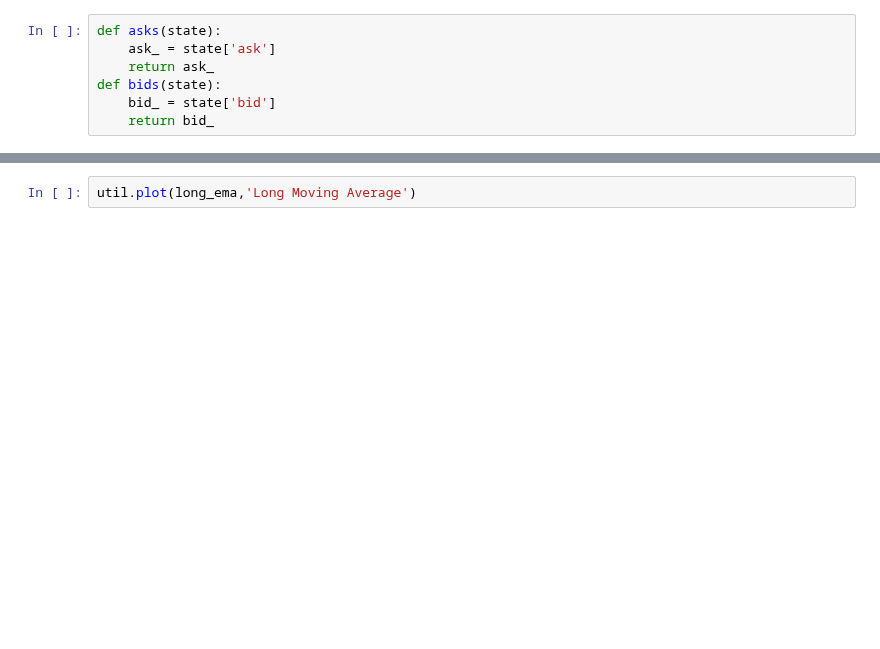
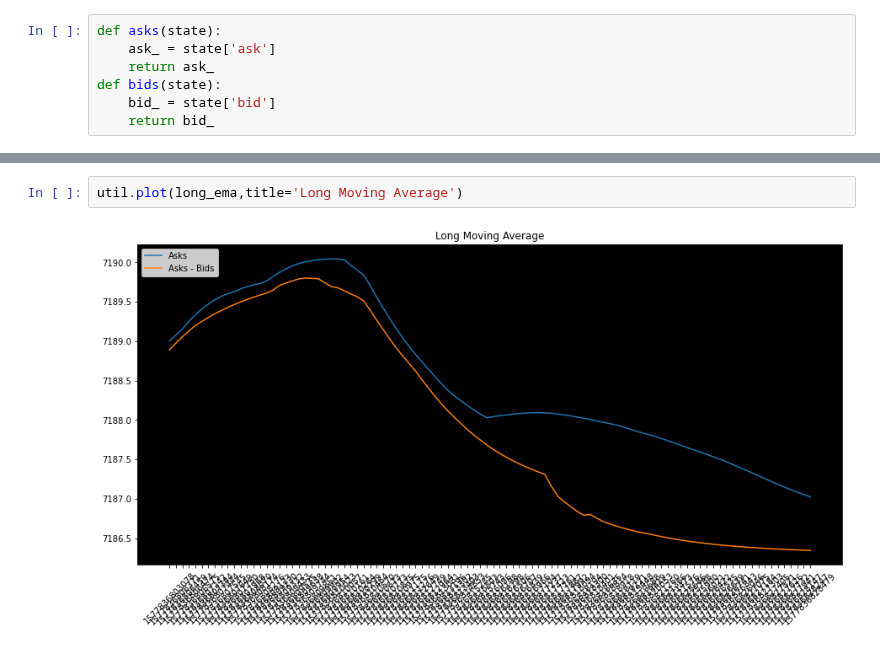
Before and after one commit to giladbarnea/scratches, a Jupyter notebook: efficient-frontier/home-task/algo-home-task/efficient_frontier_small.ipynb, the cells around one changed output, grey strips where cells are left out. Saved outputs shown, nothing was run; the diff lists cells and outputs as text; blank space fills up the shorter version.

```diff
--- a/efficient-frontier/home-task/algo-home-task/efficient_frontier_small.ipynb
+++ b/efficient-frontier/home-task/algo-home-task/efficient_frontier_small.ipynb
@@ -46,5 +141,7 @@ long_ema = assetA.ewm(span=26,adjust=False).mean()
 # %%
-util.plot(long_ema,'Long Moving Average')
+util.plot(long_ema,title='Long Moving Average')
+# %% [output]
+[figure, added]
 # %%
 #Moving Average Convergence Divergence
 macd = short_ema - long_ema
```
Also changed, not shown: parts of 15 cells of this notebook, 1 other file.
